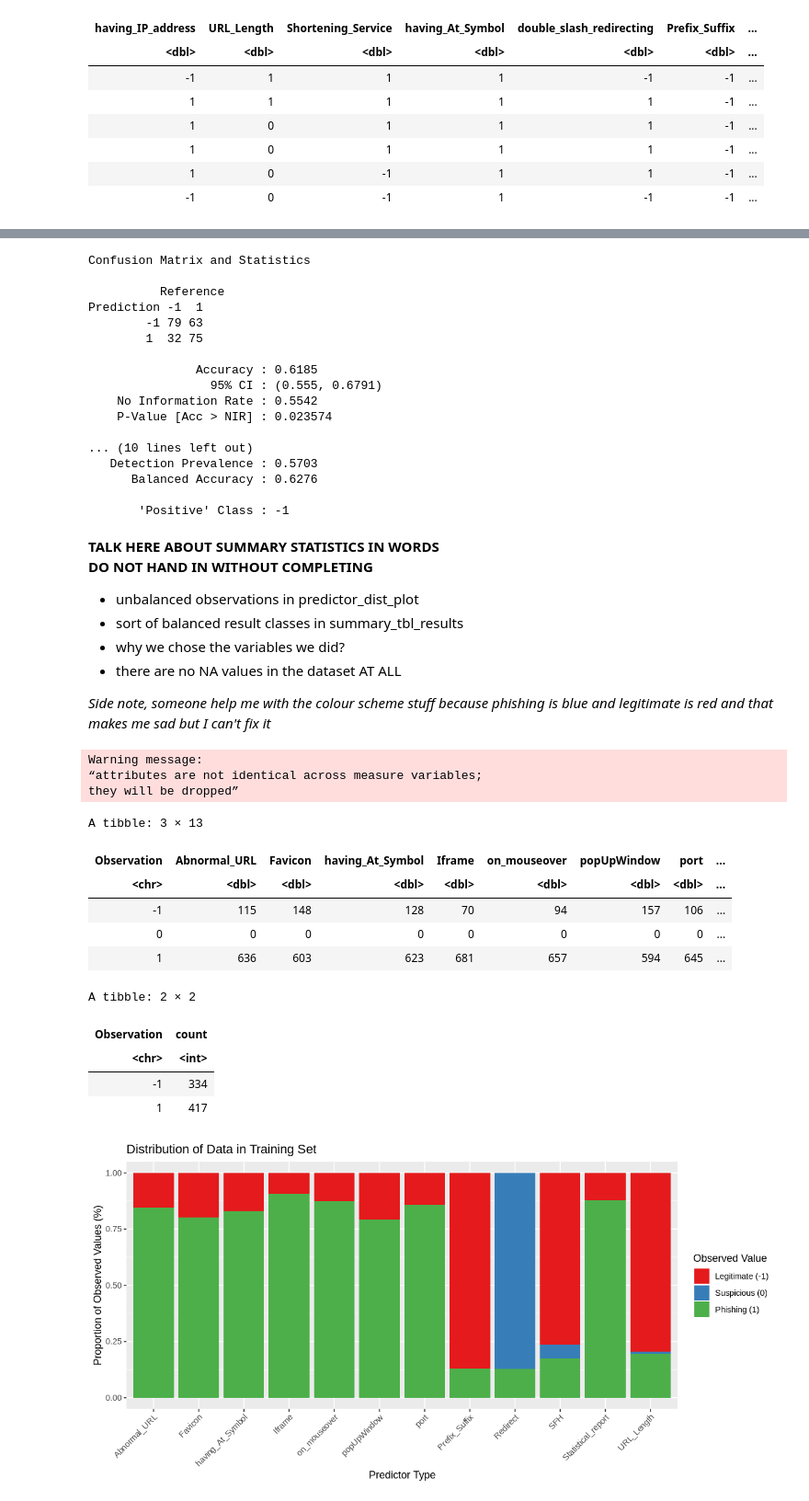
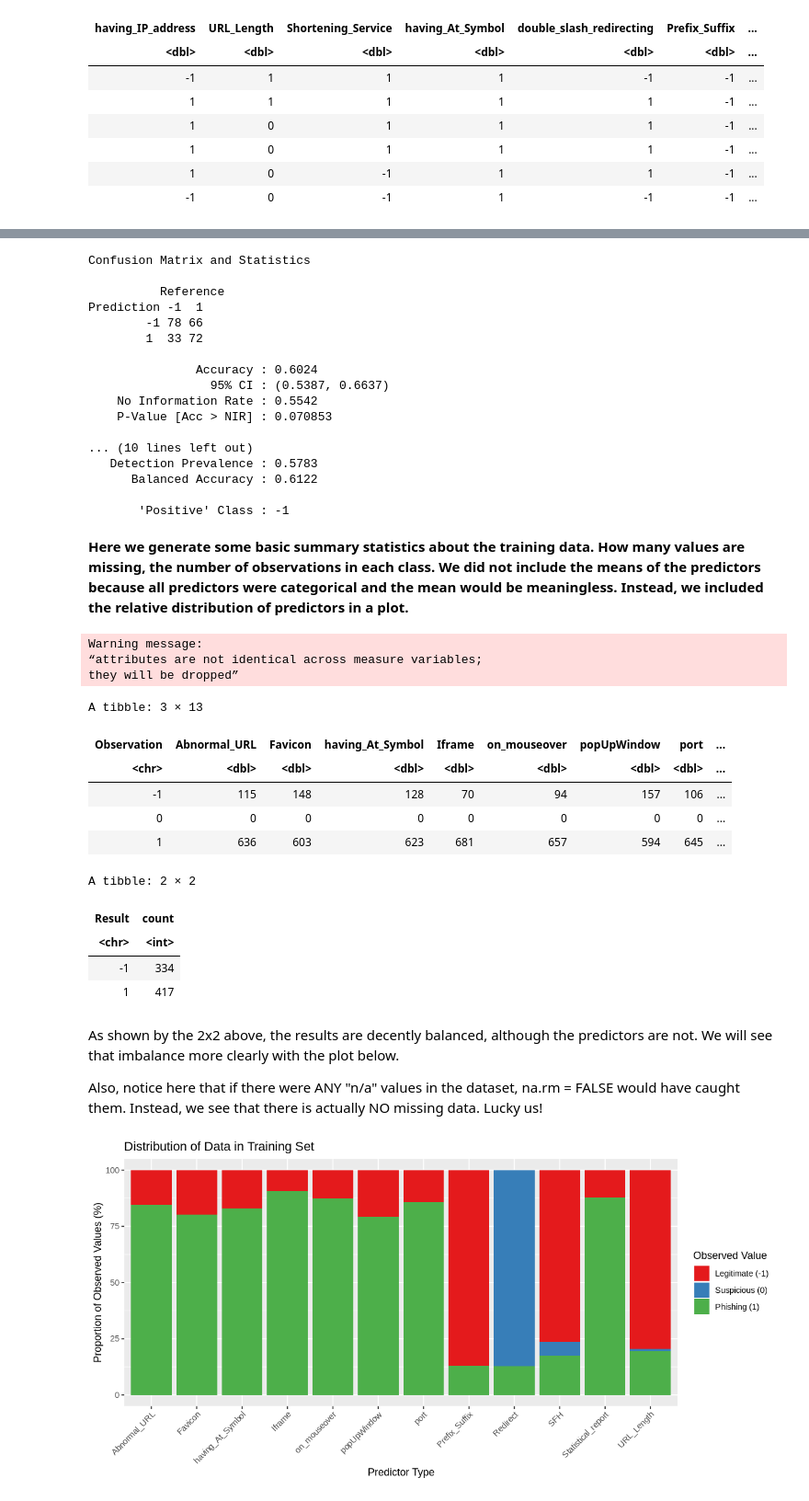
Before and after one commit to alex-dsci/DSCI100-group-proj, a Jupyter notebook: DSCI_group_notebook_training_model.ipynb, the cells around one changed output, grey strips where cells are left out. Shown at 92% size. Saved outputs shown, nothing was run; the diff lists cells and outputs as text; code cells hidden in the pictures.

```diff
--- a/DSCI_group_notebook_training_model.ipynb
+++ b/DSCI_group_notebook_training_model.ipynb
@@ -192,70 +153,62 @@ accuracies_plot
 # %%
-# Training knn_model
-knn_model <- train(x=X_train, y=Y_train, method="knn", tuneGrid=data.frame(k=13))
+# Training mock knn_model on k = 11, and displaying confusion matrix
+knn_model <- train(x=X_train, y=Y_train, method="knn", tuneGrid=data.frame(k=11))
 predictions <- predict(knn_model, X_test)
-model_quality <- confusionMatrix(data = predictions, reference = Y_test)
-model_quality
+(model_quality <- confusionMatrix(data = predictions, reference = Y_test))
 # %% [output]
 Confusion Matrix and Statistics
 
           Reference
 Prediction -1  1
-        -1 79 63
-        1  32 75
+        -1 78 66
+        1  33 72
 
-               Accuracy : 0.6185
-                 95% CI : (0.555, 0.6791)
+               Accuracy : 0.6024
+                 95% CI : (0.5387, 0.6637)
     No Information Rate : 0.5542
-    P-Value [Acc > NIR] : 0.023574
+    P-Value [Acc > NIR] : 0.070853
 
 ... (10 lines left out)
-   Detection Prevalence : 0.5703
-      Balanced Accuracy : 0.6276
+   Detection Prevalence : 0.5783
+      Balanced Accuracy : 0.6122
 
        'Positive' Class : -1
-# %% [markdown]
-**TALK HERE ABOUT SUMMARY STATISTICS IN WORDS**
-**DO NOT HAND IN WITHOUT COMPLETING**
-- unbalanced observations in predictor_dist_plot
-- sort of balanced result classes in summary_tbl_results
-- why we chose the variables we did?
-- there are no NA values in the dataset AT ALL
-
-*Side note, someone help me with the colour scheme stuff because phishing is blue and legitimate is red and that makes me sad but I can't fix it*
+# %% [markdown]
+**Here we generate some basic summary statistics about the training data. How many values are missing, the number of observations in each class. We did not include the means of the predictors because all predictors were categorical and the mean would be meaningless. Instead, we included the relative distribution of predictors in a plot.**
 # %%
-# make table of number observations per class to check if balanced
+# Make a table containing a count of observations in each class
+summary_tidy <- training_data %>% gather(key = "Column", value = "Observation", na.rm = FALSE)
+summary_tibble <- summary_tidy %>% group_by(Column,Observation) %>% summarize(count = n()) %>%
+                  as_tibble()
 
-
-summary_tidy <- training_data %>%
-                gather(key = "Column",
-                      value = "Observation",
-                      na.rm = FALSE)
-summary_tibble <- summary_tidy %>%
-                 group_by(Column,Observation) %>%
-                 summarize(count = n()) %>%
-                 as_tibble()
+# Set aside a separate table for the result observations because
+#           that's the main class balance we are concerned about
 (summary_tbl_predictors <- summary_tibble %>% filter(Column != "Result") %>%
                          spread(key = Column,
                                value = count,
                                fill = 0))
-(summary_tbl_results <- summary_tibble %>%
-                         filter(Column == "Result") %>%
-                         select(-Column))
+summary_tbl_results <- summary_tibble %>% filter(Column == "Result") %>% select(-Column)
+colnames(summary_tbl_results) <- c("Result","count")
+summary_tbl_results
 # %% [output]
 Warning message:
 “attributes are not identical across measure variables;
 they will be dropped”
 A tibble: 3 × 13
 | Observation | Abnormal_URL | Favicon | having_At_Symbol | Iframe | on_mouseover | popUpWindow | port | ... |
 | <chr> | <dbl> | <dbl> | <dbl> | <dbl> | <dbl> | <dbl> | <dbl> | ... |
 | -1 | 115 | 148 | 128 | 70 | 94 | 157 | 106 | ... |
 | 0 | 0 | 0 | 0 | 0 | 0 | 0 | 0 | ... |
 | 1 | 636 | 603 | 623 | 681 | 657 | 594 | 645 | ... |
 A tibble: 2 × 2
-| Observation | count |
+| Result | count |
 | <chr> | <int> |
 | -1 | 334 |
 | 1 | 417 |
+# %% [markdown]
+As shown by the 2x2 above, the results are decently balanced, although the predictors are not. We will see that imbalance more clearly with the plot below.
+
+Also, notice here that if there were ANY "n/a" values in the dataset, na.rm = FALSE would have caught them. Instead, we see that there is actually NO missing data. Lucky us!
 # %%
 # plot distribution of predictor variables (since mean is useless when dealing with factors)
 library(RColorBrewer)
```
Also changed, not shown: parts of 20 cells of this notebook.
